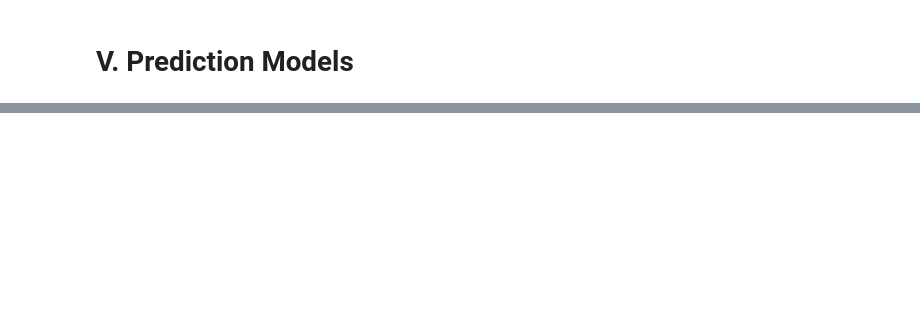
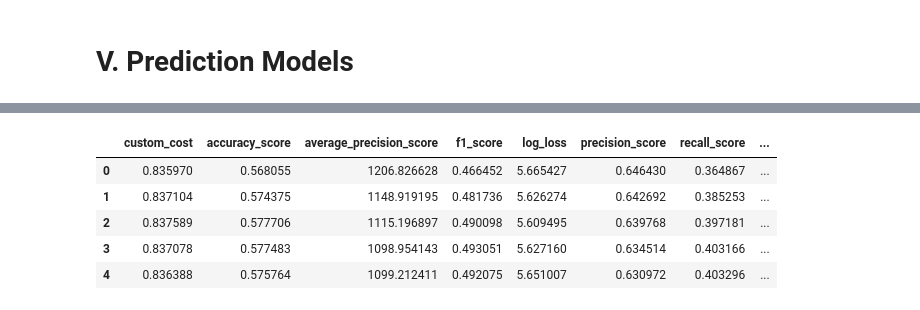
Before and after one commit to ankitagarwal/cs109a, a Jupyter notebook: Final_Project_MASTER_2_MODELS-BEN.ipynb, the cells around one changed output, grey strips where cells are left out. Saved outputs shown, nothing was run; the diff lists cells and outputs as text; code cells hidden in the pictures; blank space fills up the shorter version.

```diff
--- a/Final_Project_MASTER_2_MODELS-BEN.ipynb
+++ b/Final_Project_MASTER_2_MODELS-BEN.ipynb
@@ -312,0 +266,29 @@ plt.title("QDA Regularization: custom cost scoring metric (lower is better)")
+# %%
+xg_n200_l01 = xgb.XGBClassifier(nthread=-1, n_estimators=200, learning_rate=0.1)
+xg_n200_l02 = xgb.XGBClassifier(nthread=-1, n_estimators=200, learning_rate=0.2)
+xg_n200_l03 = xgb.XGBClassifier(nthread=-1, n_estimators=200, learning_rate=0.3)
+xg_n200_l04 = xgb.XGBClassifier(nthread=-1, n_estimators=200, learning_rate=0.4)
+xg_n200_l05 = xgb.XGBClassifier(nthread=-1, n_estimators=200, learning_rate=0.5)
+
+xgb_lr = compare_models([xg_n200_l01,xg_n200_l02,xg_n200_l03,xg_n200_l04,xg_n200_l05],
+               ['xg_n200_l01','xg_n200_l02','xg_n200_l03','xg_n200_l04','xg_n200_l05'],
+               [custom_cost, accuracy_score, average_precision_score, f1_score, log_loss,
+                precision_score, recall_score, roc_auc_score])
+# %%
+x_new = np.zeros((xgb_lr.shape[0],8))
+x = xgb_lr.values
+for i in xrange(x.shape[0]):
+    x_new[i,:]=x[i,i*8:i*8+8]
+
+xgb_lr=pd.DataFrame(x_new)
+xgb_lr.columns=['custom_cost', 'accuracy_score', 'average_precision_score', 'f1_score', 'log_loss',
+                'precision_score', 'recall_score', 'roc_auc_score']
+# %%
+xgb_lr
+# %% [output]
+|  | custom_cost | accuracy_score | average_precision_score | f1_score | log_loss | precision_score | recall_score | ... |
+| 0 | 0.835970 | 0.568055 | 1206.826628 | 0.466452 | 5.665427 | 0.646430 | 0.364867 | ... |
+| 1 | 0.837104 | 0.574375 | 1148.919195 | 0.481736 | 5.626274 | 0.642692 | 0.385253 | ... |
+| 2 | 0.837589 | 0.577706 | 1115.196897 | 0.490098 | 5.609495 | 0.639768 | 0.397181 | ... |
+| 3 | 0.837078 | 0.577483 | 1098.954143 | 0.493051 | 5.627160 | 0.634514 | 0.403166 | ... |
+| 4 | 0.836388 | 0.575764 | 1099.212411 | 0.492075 | 5.651007 | 0.630972 | 0.403296 | ... |
```
Also changed, not shown: parts of 24 cells of this notebook.
